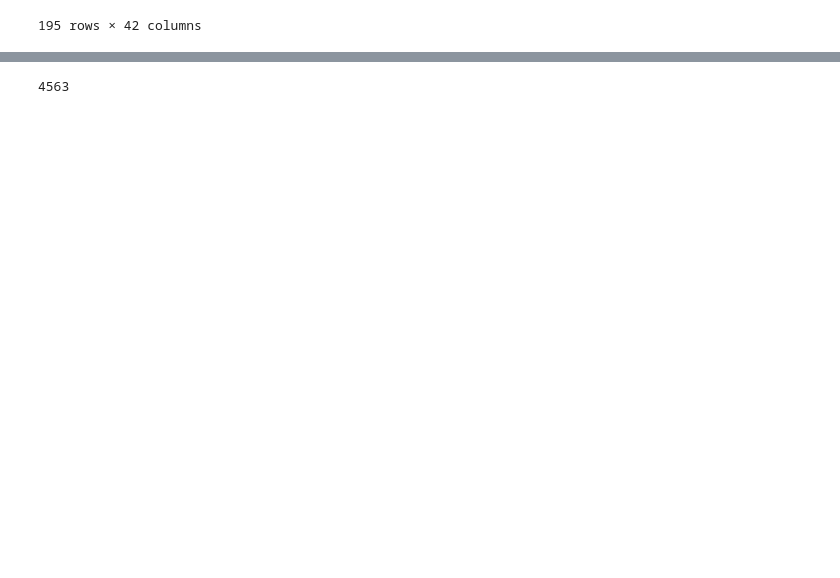
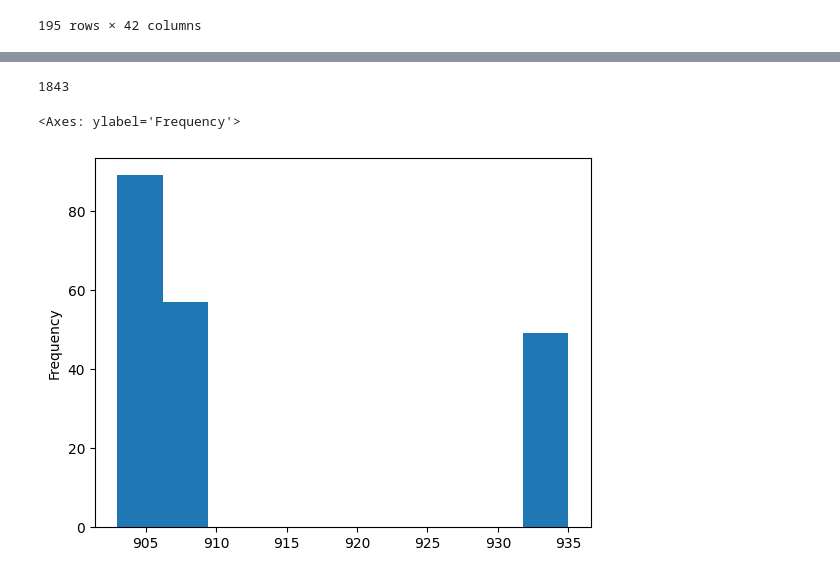
Before and after one commit to Utkash12/digipodium, a Jupyter notebook: data analysis/data_analysis_prac.ipynb, the cells around one changed output, grey strips where cells are left out. Saved outputs shown, nothing was run; the diff lists cells and outputs as text; code cells hidden in the pictures; blank space fills up the shorter version.

```diff
--- a/data analysis/data_analysis_prac.ipynb
+++ b/data analysis/data_analysis_prac.ipynb
@@ -421,4 +437,9 @@ canada.set_index('OdName')
 # %%
-canada['AREA'].head(5).sum(axis=0)
+canada['AREA'].head(2).sum(axis=0)
 # %% [output]
-4563
+1843
+# %%
+canada['AREA'].plot(kind='hist')
+# %% [output]
+<Axes: ylabel='Frequency'>
+[figure, added]
```
Also changed, not shown: parts of 37 cells of this notebook, 1 other file.
